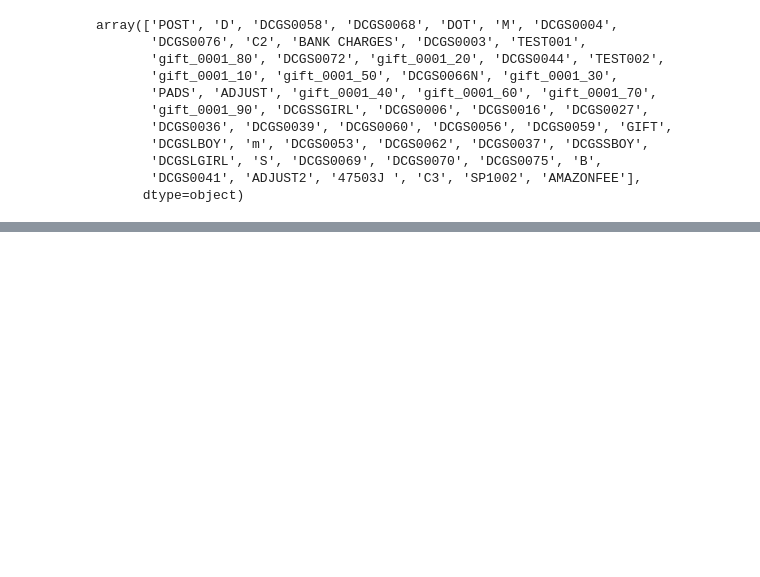
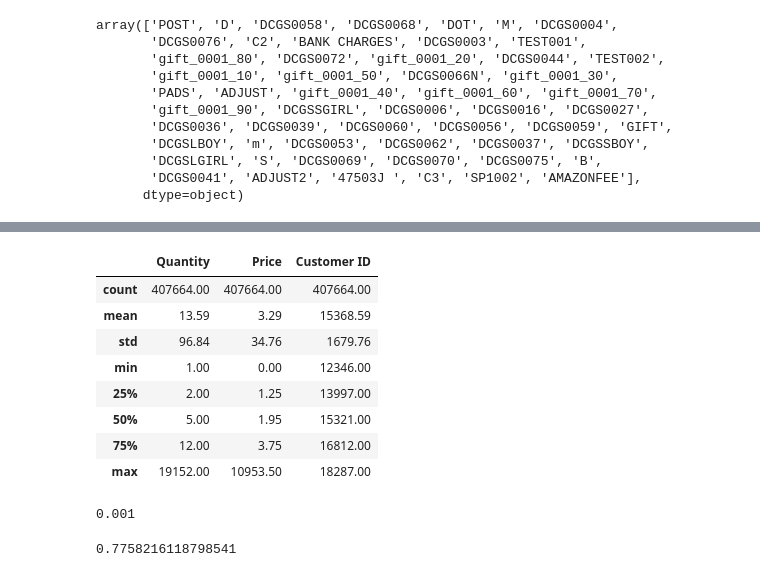
Before and after one commit to Vivek-Nandal/online-retail-ii, a Jupyter notebook: online_retail_data_clustering.ipynb, the cells around one changed output, grey strips where cells are left out. Drawn from its saved outputs; the diff is of its cells as text; code cells hidden in the pictures; blank space fills up the shorter version.

```diff
--- a/online_retail_data_clustering.ipynb
+++ b/online_retail_data_clustering.ipynb
@@ -180,0 +253,22 @@ for i in Scode:
+# %%
+cleaned_df.describe()
+# %% [output]
+|  | Quantity | Price | Customer ID |
+| count | 407664.00 | 407664.00 | 407664.00 |
+| mean | 13.59 | 3.29 | 15368.59 |
+| std | 96.84 | 34.76 | 1679.76 |
+| min | 1.00 | 0.00 | 12346.00 |
+| 25% | 2.00 | 1.25 | 13997.00 |
+| 50% | 5.00 | 1.95 | 15321.00 |
+| 75% | 12.00 | 3.75 | 16812.00 |
+| max | 19152.00 | 10953.50 | 18287.00 |
+# %%
+cleaned_df["Price"].min()
+# %% [output]
+0.001
+# %%
+len(cleaned_df)/len(retail_df)
+
+# about 0.225% rows gone
+# %% [output]
+0.7758216118798541
```
Also changed, not shown: parts of 9 cells of this notebook.
